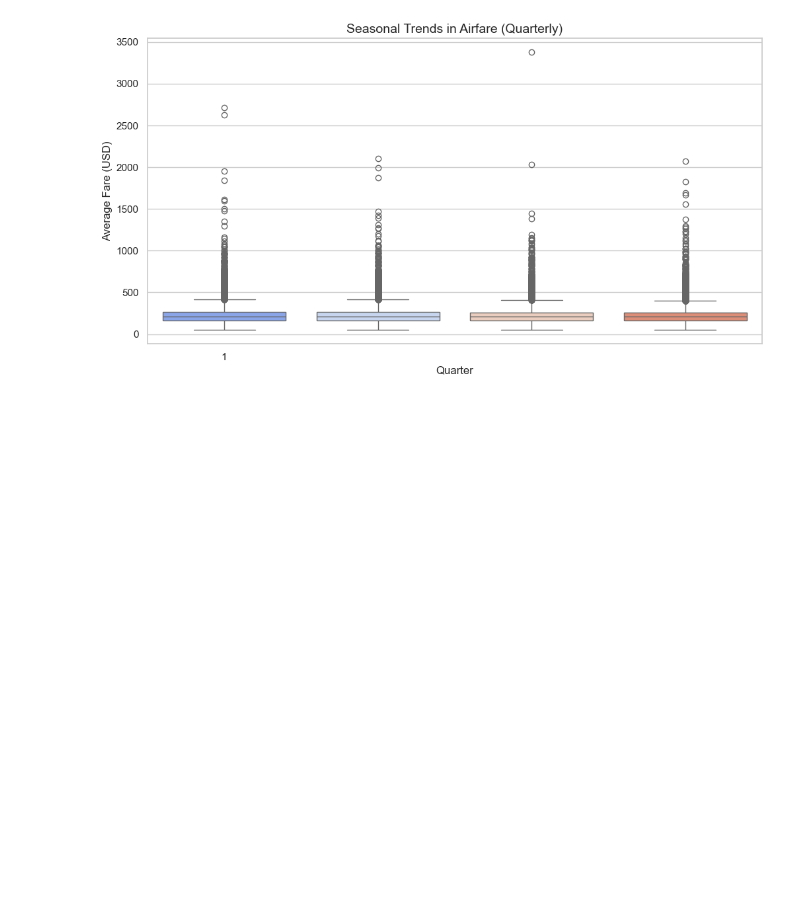
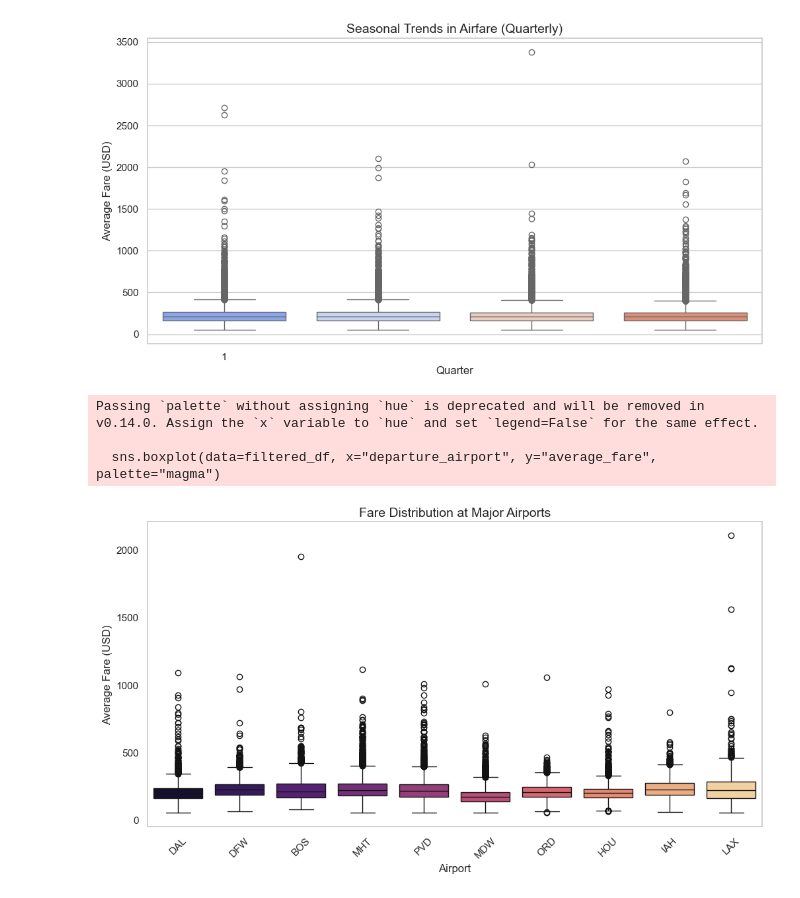
Before and after one commit to CamdenBeck/Project_03, a Jupyter notebook: Kelvin/data.ipynb, the cells around one changed output. Cells and saved outputs as stored; diff of their text form; code cells hidden in the pictures; blank space fills up the shorter version.

Commit message:
Visualization

```diff
--- a/Kelvin/data.ipynb
+++ b/Kelvin/data.ipynb
@@ -326,3 +326,21 @@ Passing `palette` without assigning `hue` is deprecated and will be removed in v
   sns.boxplot(data=df_cleaned, x="quarter", y="average_fare", palette="coolwarm")
 ([<matplotlib.axis.XTick at 0x...>], [Text(0, 0, '1')])
 [figure]
+# %%
+#Fare distribution at major airports
+top_airports = df["departure_airport"].value_counts().head(10).index
+filtered_df = df[df["departure_airport"].isin(top_airports)]
+
+plt.figure(figsize=(12, 6))
+sns.boxplot(data=filtered_df, x="departure_airport", y="average_fare", palette="magma")
+plt.xticks(rotation=45)
+plt.title("Fare Distribution at Major Airports", fontsize=14)
+plt.xlabel("Airport", fontsize=12)
+plt.ylabel("Average Fare (USD)", fontsize=12)
+plt.grid(axis="y")
+plt.show()
+# %% [output]
+Passing `palette` without assigning `hue` is deprecated and will be removed in v0.14.0. Assign the `x` variable to `hue` and set `legend=False` for the same effect.
+
+  sns.boxplot(data=filtered_df, x="departure_airport", y="average_fare", palette="magma")
+[figure, added]
```
Also changed, not shown: parts of 1 cell of this notebook.
